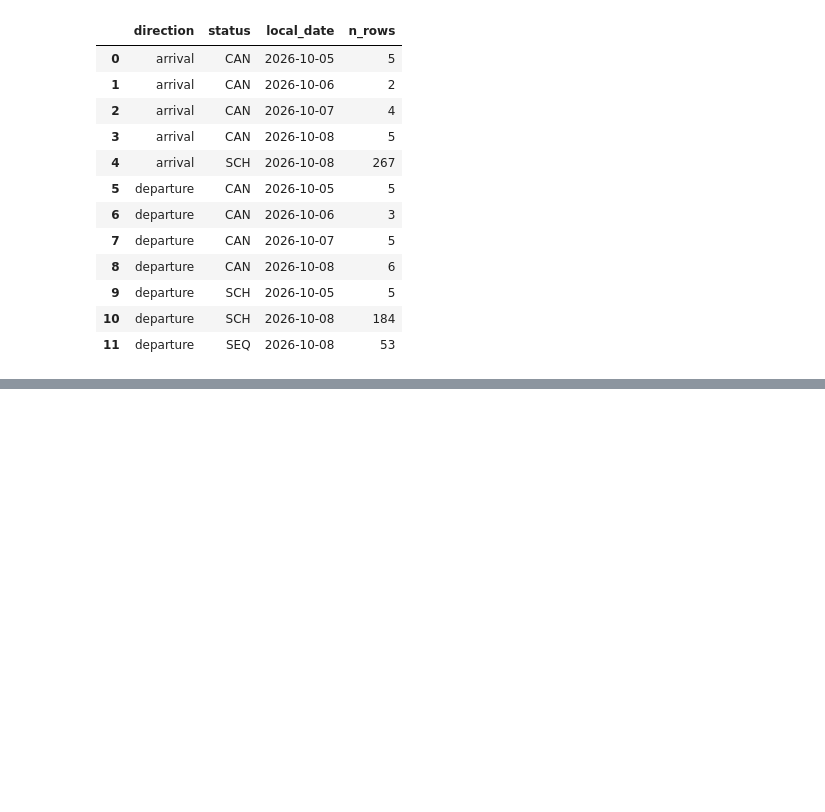
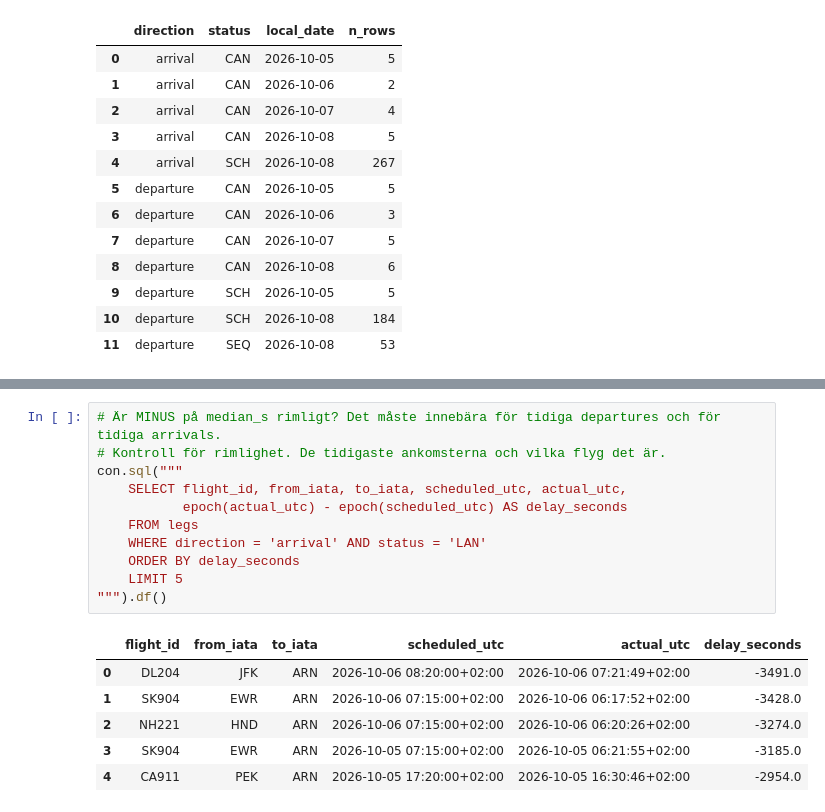
Before and after one commit to indiramahadiva/Flight-punctuality_4_DE25, a Jupyter notebook: notebooks/eda_swedavia.ipynb, the cells around one changed output, grey strips where cells are left out. Drawn from its saved outputs; the diff is of its cells as text; blank space fills up the shorter version.

```diff
--- a/notebooks/eda_swedavia.ipynb
+++ b/notebooks/eda_swedavia.ipynb
@@ -317,0 +354,18 @@ con.sql("""
+# %%
+# Är MINUS på median_s rimligt? Det måste innebära för tidiga departures och för tidiga arrivals.
+# Kontroll för rimlighet. De tidigaste ankomsterna och vilka flyg det är.
+con.sql("""
+    SELECT flight_id, from_iata, to_iata, scheduled_utc, actual_utc,
+           epoch(actual_utc) - epoch(scheduled_utc) AS delay_seconds
+    FROM legs
+    WHERE direction = 'arrival' AND status = 'LAN'
+    ORDER BY delay_seconds
+    LIMIT 5
+""").df()
+# %% [output]
+|  | flight_id | from_iata | to_iata | scheduled_utc | actual_utc | delay_seconds |
+| 0 | DL204 | JFK | ARN | 2026-10-06 08:20:00+02:00 | 2026-10-06 07:21:49+02:00 | -3491.0 |
+| 1 | SK904 | EWR | ARN | 2026-10-06 07:15:00+02:00 | 2026-10-06 06:17:52+02:00 | -3428.0 |
+| 2 | NH221 | HND | ARN | 2026-10-06 07:15:00+02:00 | 2026-10-06 06:20:26+02:00 | -3274.0 |
+| 3 | SK904 | EWR | ARN | 2026-10-05 07:15:00+02:00 | 2026-10-05 06:21:55+02:00 | -3185.0 |
+| 4 | CA911 | PEK | ARN | 2026-10-05 17:20:00+02:00 | 2026-10-05 16:30:46+02:00 | -2954.0 |
```
Also changed, not shown: parts of 11 cells of this notebook.
